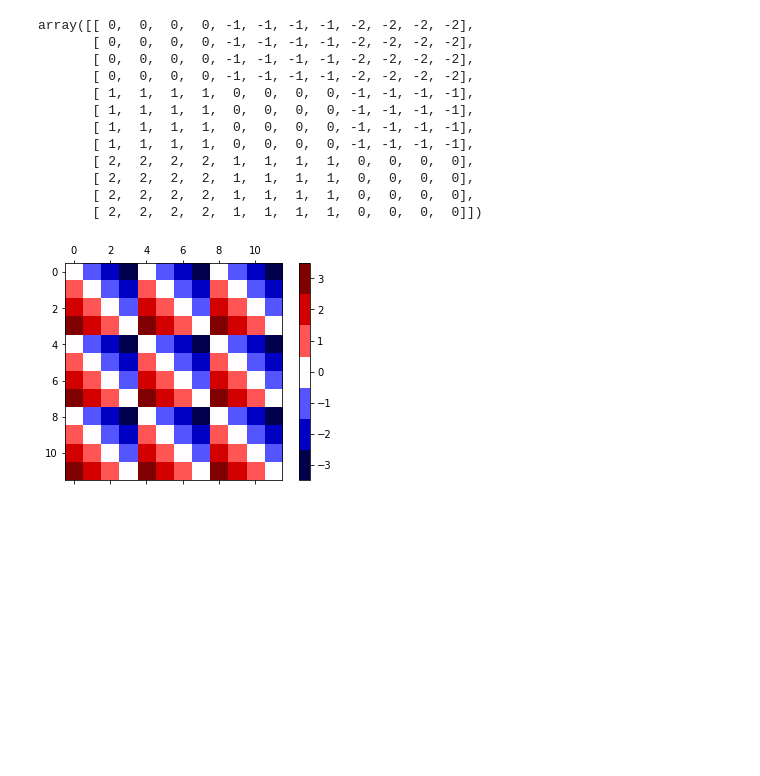
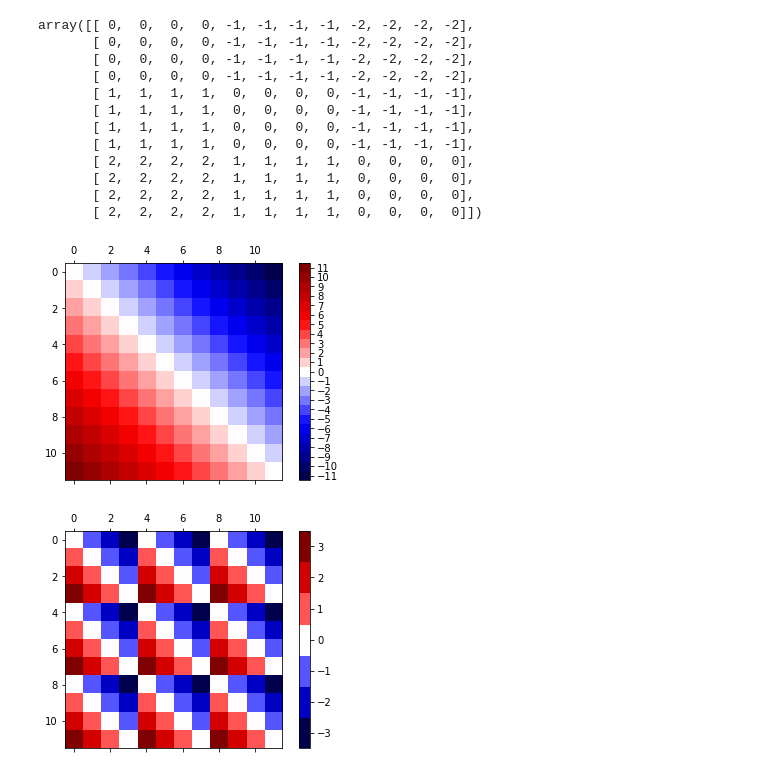
Before and after one commit to pinga-lab/Eq_Layer-Toeplitz, a Jupyter notebook: code/structure-A.ipynb, the cells around one changed output. Cells and saved outputs as stored; diff of their text form; code cells hidden in the pictures; blank space fills up the shorter version.

```diff
--- a/code/structure-A.ipynb
+++ b/code/structure-A.ipynb
@@ -52,4 +52,15 @@ def Delta_ij(Nx, Ny, order='col'):
         Dij = np.ceil(i/Ny) - np.ceil(j/Ny)
 
     return i, j, Dij.astype(int)
+# %%
+def diff_i_j(Nx, Ny):
+    assert isinstance(Nx, int), 'Nx must be integer'
+    assert isinstance(Ny, int), 'Ny must be integer'
+    assert (Nx > 0) and (Ny > 0), 'Nx and Ny must be positive'
+
+    j, i = np.meshgrid(np.arange(1, Nx*Ny+1),
+                       np.arange(1, Nx*Ny+1))
+    diff = i - j
+
+    return diff
 # %%
@@ -389,4 +400,10 @@ array([[ 0,  0,  0,  0, -1, -1, -1, -1, -2, -2, -2, -2],
        [ 2,  2,  2,  2,  1,  1,  1,  1,  0,  0,  0,  0],
        [ 2,  2,  2,  2,  1,  1,  1,  1,  0,  0,  0,  0],
        [ 2,  2,  2,  2,  1,  1,  1,  1,  0,  0,  0,  0]])
+# %%
+diff_ij_grid = diff_i_j(Nx, Ny)
+# %%
+plot_grid(diff_ij_grid)
+# %% [output]
+[figure, added]
 # %%
```
Also changed, not shown: parts of 15 cells of this notebook, 3 other files.
